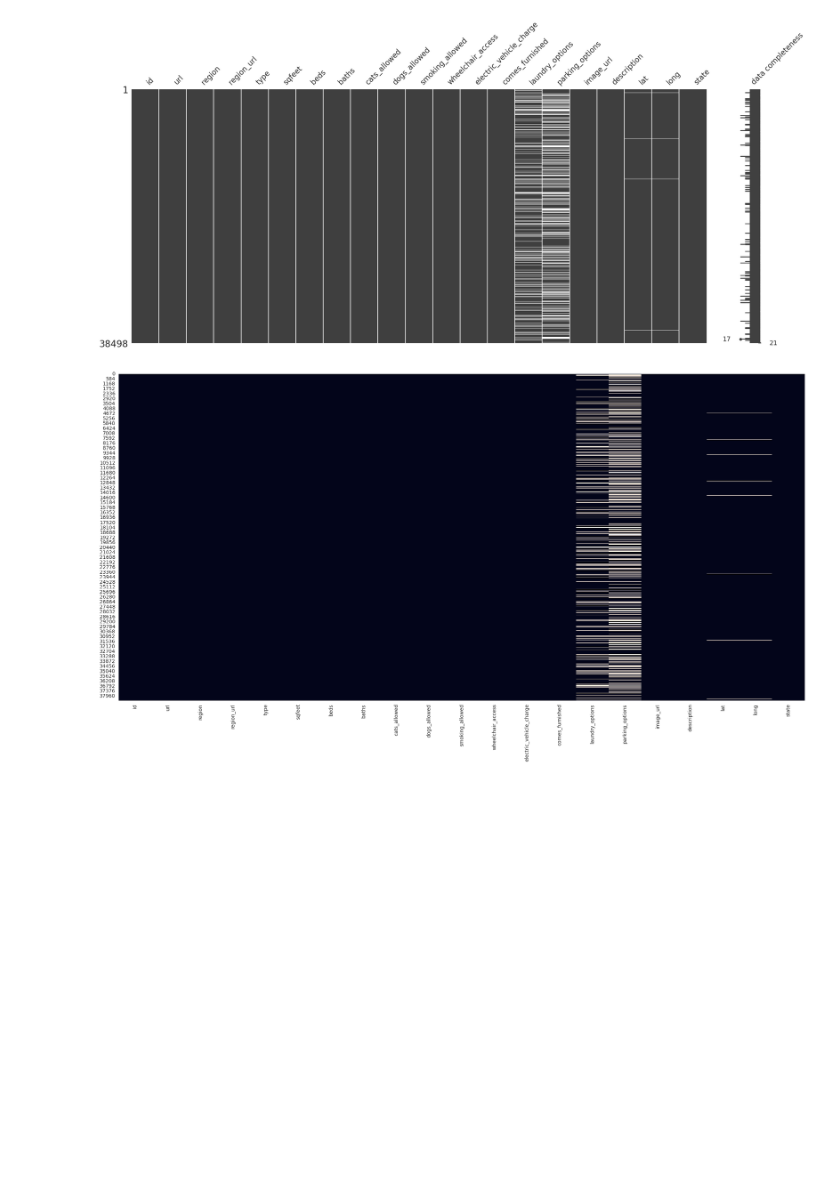
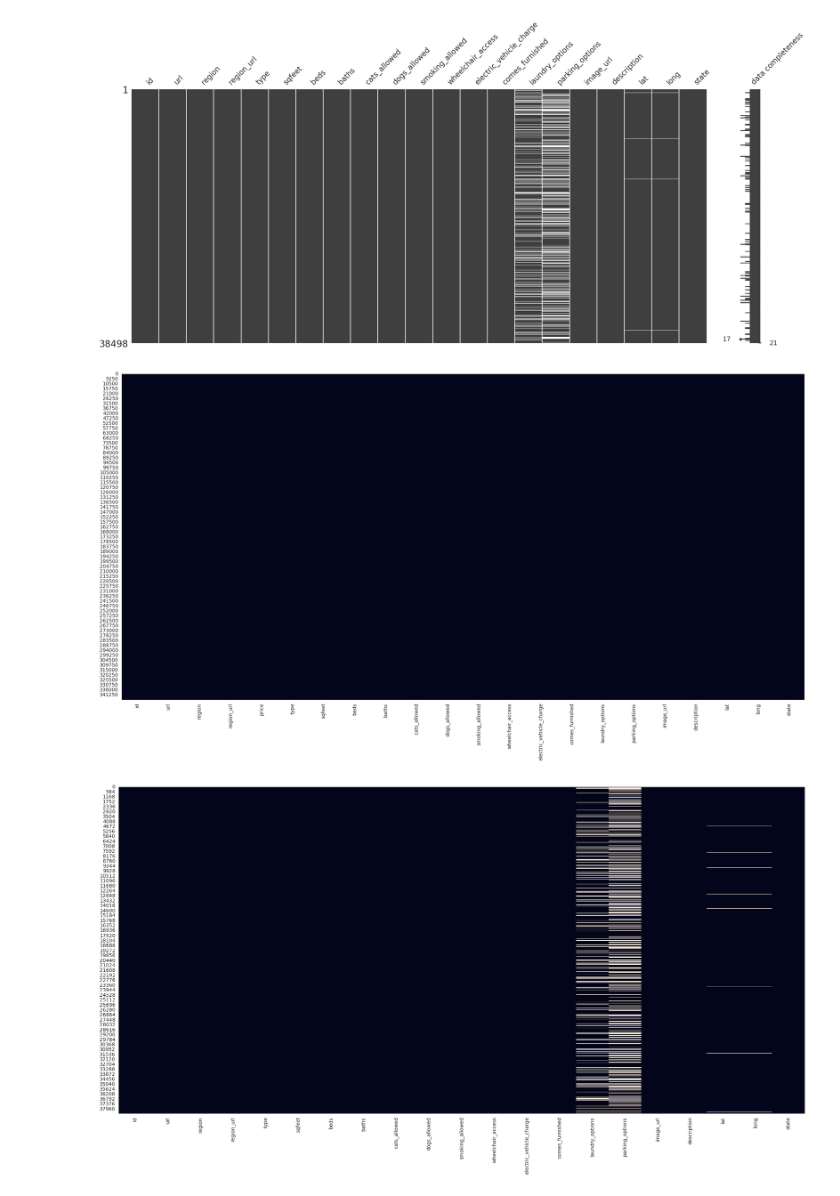
Before and after one commit to Oscarszdz/Datathon, a Jupyter notebook: Datathon_PI02.ipynb, the cells around one changed output. Cells and saved outputs as stored; diff of their text form; code cells hidden in the pictures; blank space fills up the shorter version.

```diff
--- a/Datathon_PI02.ipynb
+++ b/Datathon_PI02.ipynb
@@ -162,4 +172,11 @@ msno.matrix(prediction_full, labels=True)
 plt.show()
 # %% [output]
 [figure]
+# %%
+# Otra forma de visualizar la matriz para el set de training con seaborn
+plt.figure(figsize=(25,12))
+sns.heatmap(train_full.isnull(), cbar=False)
+plt.show()
+# %% [output]
+[figure, added]
 # %%
```
Also changed, not shown: parts of 139 cells of this notebook, 2 other files.
